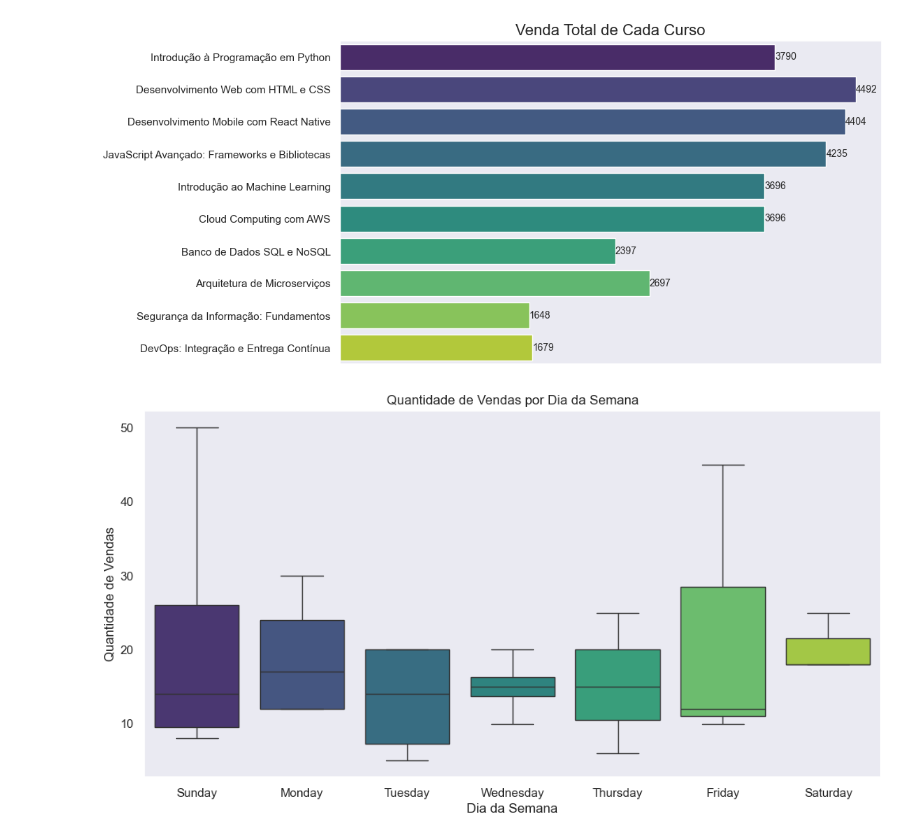
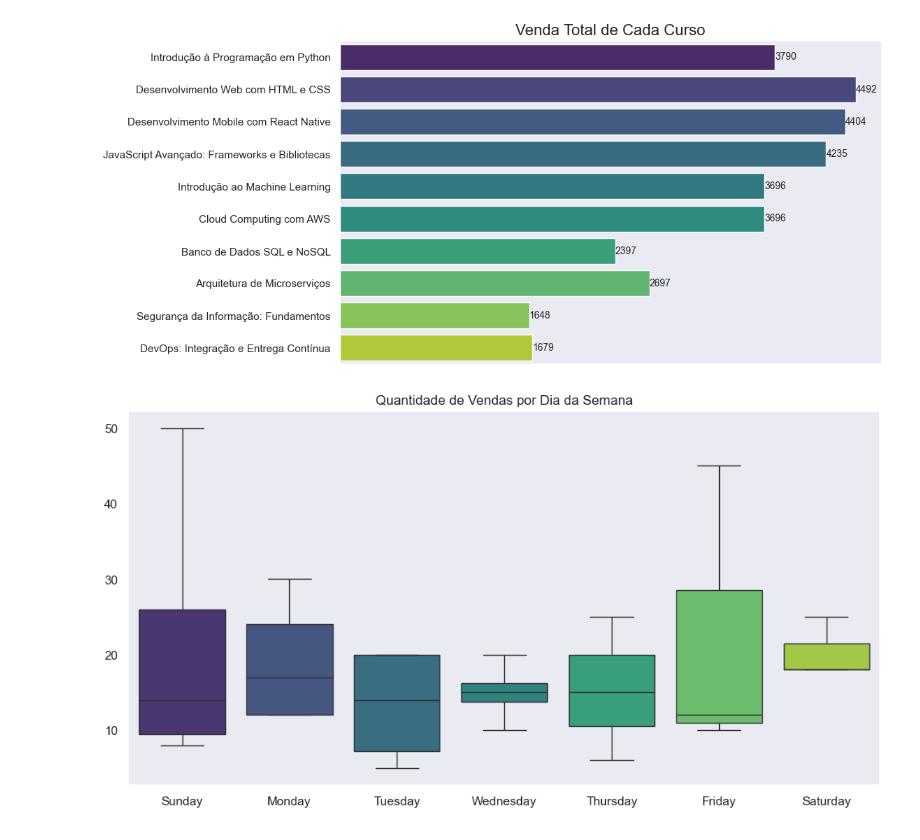
Before and after one commit to Igorsmh/Igor_TrilhaDadosJR-JUN15, a Jupyter notebook: notebooks/eda.ipynb, the cells around one changed output. Saved outputs shown, nothing was run; the diff lists cells and outputs as text; code cells hidden in the pictures.

Commit message:
add-boxplot

```diff
--- a/notebooks/eda.ipynb
+++ b/notebooks/eda.ipynb
@@ -17,5 +3,5 @@ import pandas as pd
 import matplotlib.pyplot as plt
 import seaborn as sns
 # %%
-vend_cursos = pd.read_csv(r"..\data\venda_cursos_online.csv.txt",index_col=0)
+df_original = pd.read_csv(r"..\data\venda_cursos_online.csv.txt",index_col=0)
 # %%
@@ -42,3 +28,6 @@ Data columns (total 4 columns):
  3   Data                  25 non-null     object
 dtypes: float64(1), int64(1), object(2)
 memory usage: 1000.0+ bytes
+# %%
+# Vou alterar o tipo de dados da coluna 'Data' para facilitar manipulações futuras
+df_original['Data'] = pd.to_datetime(df_original['Data'])
@@ -134,10 +152,10 @@ plt.show()
 # %% [output]
 [figure]
 # %%
-vend_cursos['Dia'] = vend_cursos['Data'].dt.day
-vendas_diarias = vend_cursos.groupby('Dia')['Quantidade de Vendas']\
+df_original['Dia'] = df_original['Data'].dt.day
+vendas_diarias = df_original.groupby('Dia')['Quantidade de Vendas']\
     .sum().reset_index()
-sns.set_theme(style="white")
+sns.set_theme(style="whitegrid")
 
 plt.figure(figsize=(12, 6))
 sns.barplot(data=vendas_diarias, x='Dia', y='Quantidade de Vendas', hue='Dia',\
@@ -204,13 +223,13 @@ plt.show()
 # %% [output]
 [figure]
 # %%
-vend_cursos['Dia da Semana'] = vend_cursos['Data'].dt.day_name()
+df_original['Dia da Semana'] = df_original['Data'].dt.day_name()
 
 plt.figure(figsize=(12, 6))
-sns.boxplot(data=vend_cursos, x='Dia da Semana', y='Quantidade de Vendas',hue='Dia da Semana', palette='viridis')
+sns.boxplot(data=df_original, x='Dia da Semana', y='Quantidade de Vendas',hue='Dia da Semana', palette='viridis')
 plt.title('Quantidade de Vendas por Dia da Semana')
-plt.xlabel('Dia da Semana')
-plt.ylabel('Quantidade de Vendas')
+plt.xlabel('')
+plt.ylabel('')
 plt.show()
 # %% [output]
-[figure, old version]
+[figure, new version]
```
Also changed, not shown: parts of 22 cells of this notebook.
